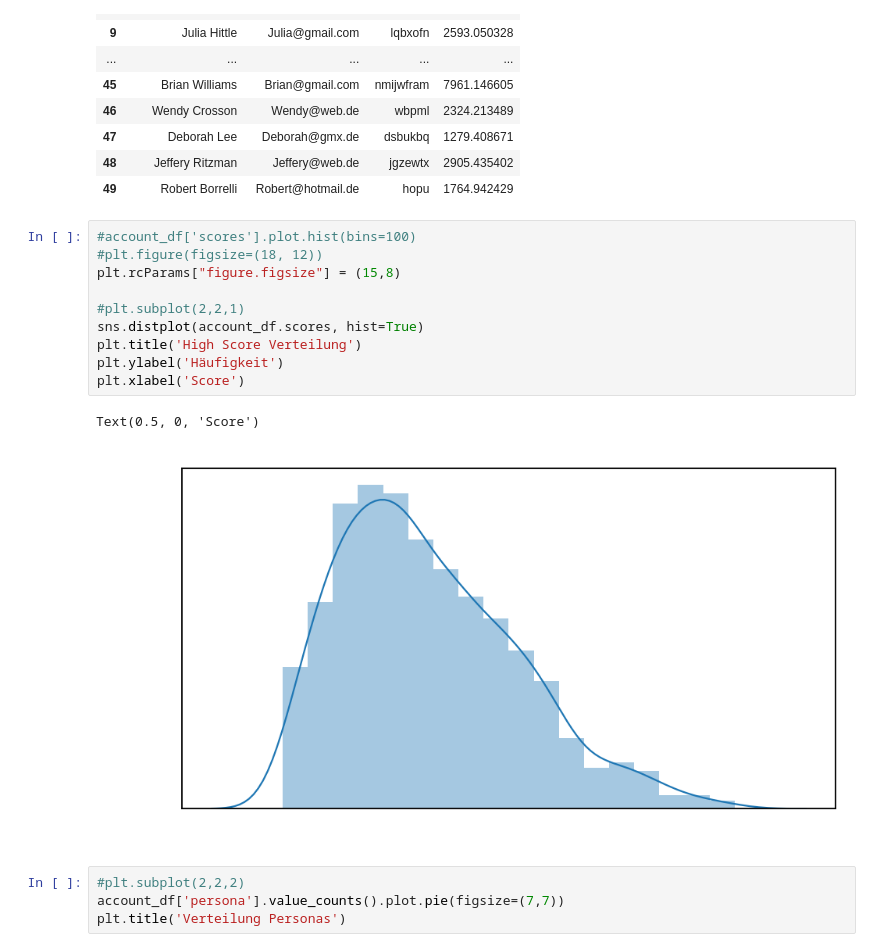
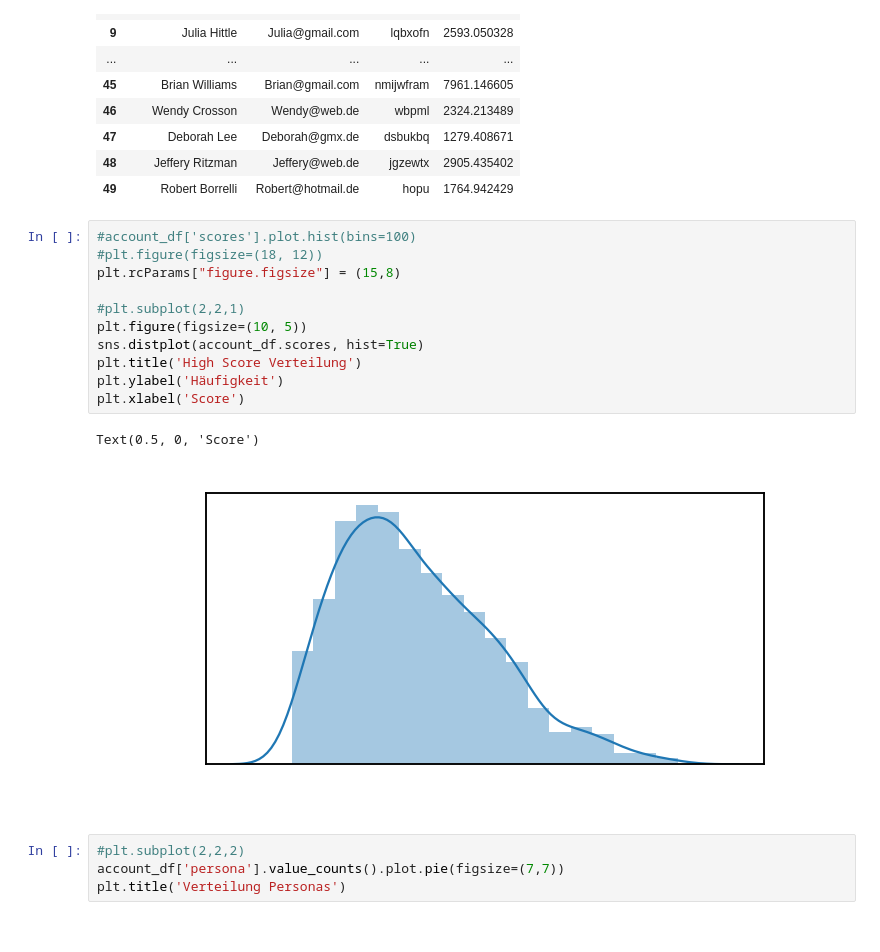
Before and after one commit to profoethker/quizgame, a Jupyter notebook: backend/notebooks/demo.ipynb, the cells around one changed output. Drawn from its saved outputs; the diff is of its cells as text.

```diff
--- a/backend/notebooks/demo.ipynb
+++ b/backend/notebooks/demo.ipynb
@@ -80,16 +80,17 @@ account_df[['username', 'email', 'password', 'scores']].head(50)
 # %%
 #account_df['scores'].plot.hist(bins=100)
 #plt.figure(figsize=(18, 12))
 plt.rcParams["figure.figsize"] = (15,8)
 
 #plt.subplot(2,2,1)
+plt.figure(figsize=(10, 5))
 sns.distplot(account_df.scores, hist=True)
 plt.title('High Score Verteilung')
 plt.ylabel('Häufigkeit')
 plt.xlabel('Score')
 # %% [output]
 Text(0.5, 0, 'Score')
-[figure, old version]
+[figure, new version]
 # %%
 #plt.subplot(2,2,2)
 account_df['persona'].value_counts().plot.pie(figsize=(7,7))
```
